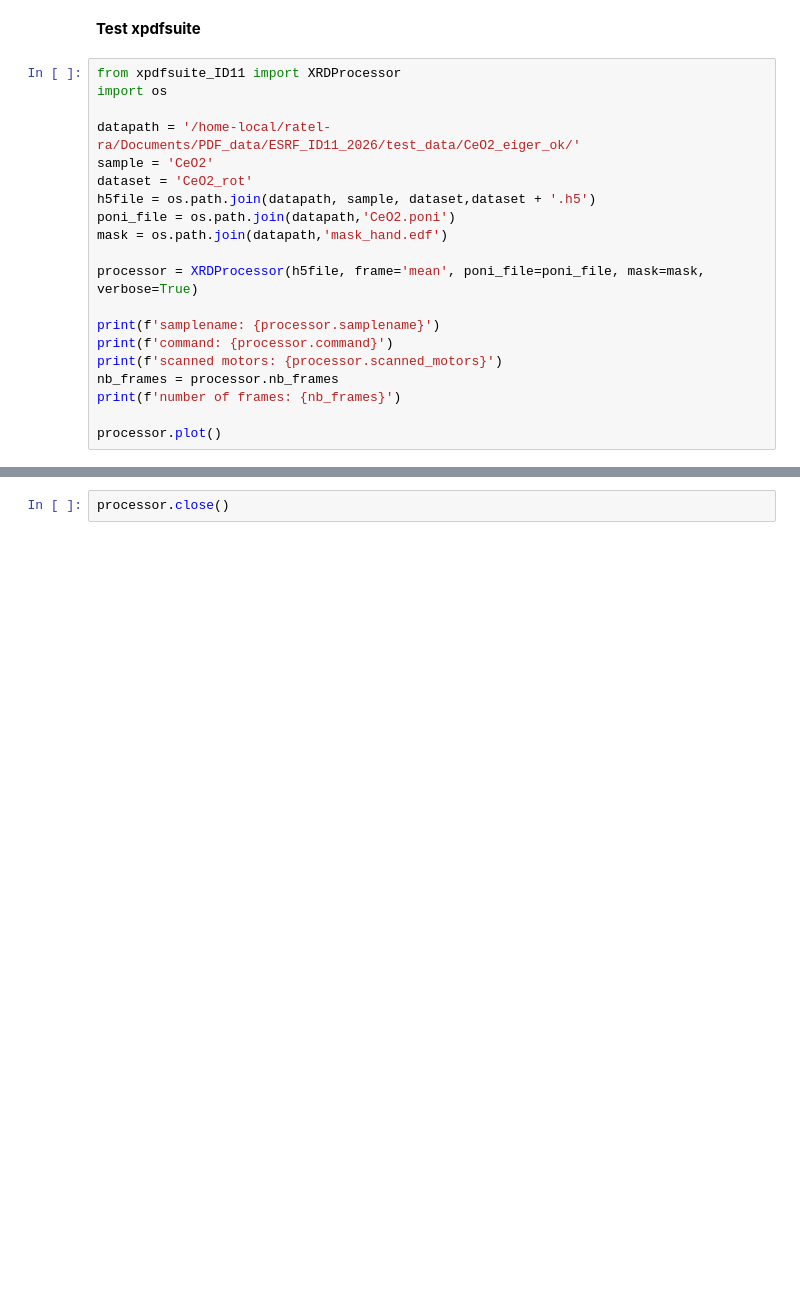
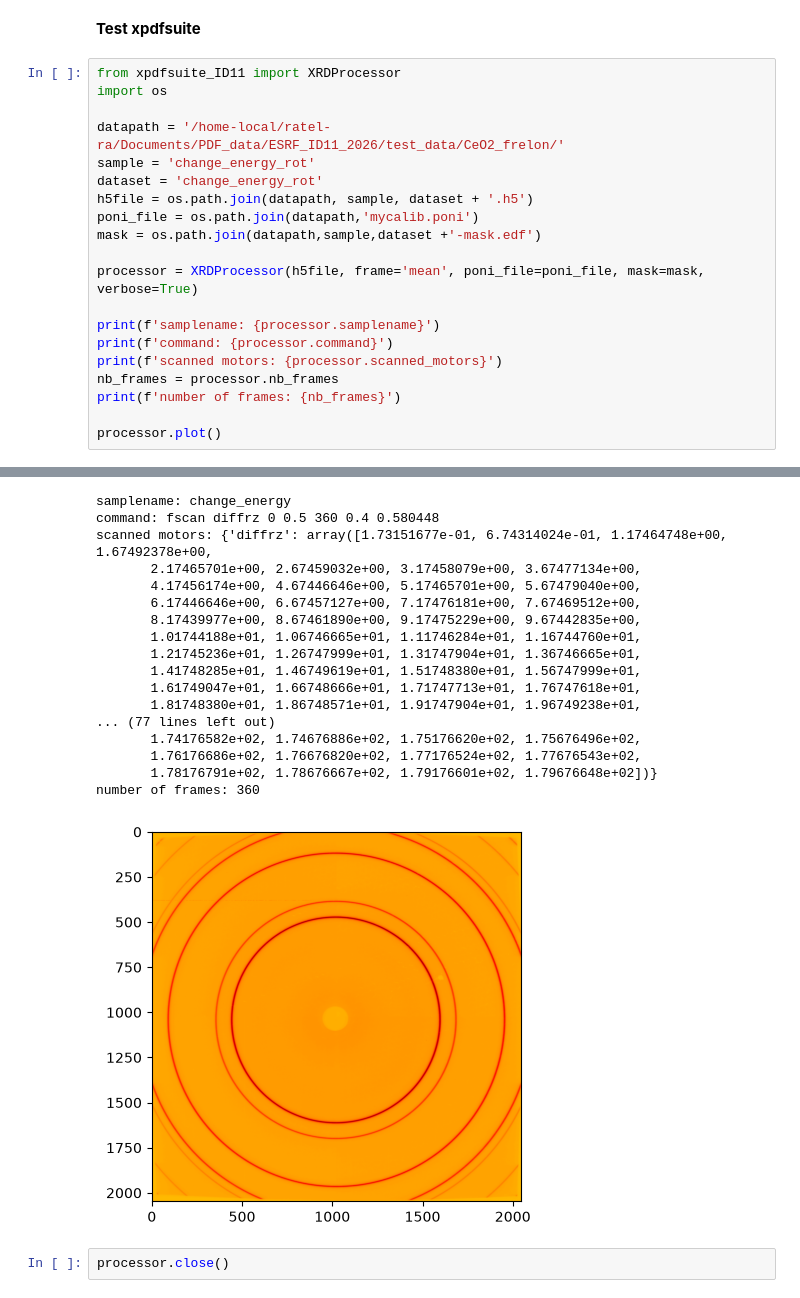
Before and after one commit to nicoratel/xpdfsuite_ID11, a Jupyter notebook: notebooks/lecture_h5_frelon.ipynb, the cells around one changed output, grey strips where cells are left out. Cells and saved outputs as stored; diff of their text form; blank space fills up the shorter version.

Commit message:
Update to include Frelon notebook

```diff
--- a/notebooks/lecture_h5_frelon.ipynb
+++ b/notebooks/lecture_h5_frelon.ipynb
@@ -109,12 +109,12 @@ frelon_data.close()  # Fermer le fichier HDF5 lorsque vous avez terminé
 from xpdfsuite_ID11 import XRDProcessor
 import os
 
-datapath = '/home-local/ratel-ra/Documents/PDF_data/ESRF_ID11_2026/test_data/CeO2_eiger_ok/'
-sample = 'CeO2'
-dataset = 'CeO2_rot'
-h5file = os.path.join(datapath, sample, dataset,dataset + '.h5')
-poni_file = os.path.join(datapath,'CeO2.poni')
-mask = os.path.join(datapath,'mask_hand.edf')
+datapath = '/home-local/ratel-ra/Documents/PDF_data/ESRF_ID11_2026/test_data/CeO2_frelon/'
+sample = 'change_energy_rot'
+dataset = 'change_energy_rot'
+h5file = os.path.join(datapath, sample, dataset + '.h5')
+poni_file = os.path.join(datapath,'mycalib.poni')
+mask = os.path.join(datapath,sample,dataset +'-mask.edf')
 
 processor = XRDProcessor(h5file, frame='mean', poni_file=poni_file, mask=mask, verbose=True)
 
@@ -125,3 +125,4 @@ nb_frames = processor.nb_frames
 print(f'number of frames: {nb_frames}')
 
 processor.plot()
+# %% [output]
@@ -128,3 +131,21 @@ processor.plot()
+samplename: change_energy
+command: fscan diffrz 0 0.5 360 0.4 0.580448
+scanned motors: {'diffrz': array([1.73151677e-01, 6.74314024e-01, 1.17464748e+00, 1.67492378e+00,
+       2.17465701e+00, 2.67459032e+00, 3.17458079e+00, 3.67477134e+00,
+       4.17456174e+00, 4.67446646e+00, 5.17465701e+00, 5.67479040e+00,
+       6.17446646e+00, 6.67457127e+00, 7.17476181e+00, 7.67469512e+00,
+       8.17439977e+00, 8.67461890e+00, 9.17475229e+00, 9.67442835e+00,
+       1.01744188e+01, 1.06746665e+01, 1.11746284e+01, 1.16744760e+01,
+       1.21745236e+01, 1.26747999e+01, 1.31747904e+01, 1.36746665e+01,
+       1.41748285e+01, 1.46749619e+01, 1.51748380e+01, 1.56747999e+01,
+       1.61749047e+01, 1.66748666e+01, 1.71747713e+01, 1.76747618e+01,
+       1.81748380e+01, 1.86748571e+01, 1.91747904e+01, 1.96749238e+01,
+... (77 lines left out)
+       1.74176582e+02, 1.74676886e+02, 1.75176620e+02, 1.75676496e+02,
+       1.76176686e+02, 1.76676820e+02, 1.77176524e+02, 1.77676543e+02,
+       1.78176791e+02, 1.78676667e+02, 1.79176601e+02, 1.79676648e+02])}
+number of frames: 360
+[figure, added]
 # %%
 processor.close()
 # %% [markdown]
```
Also changed, not shown: parts of 6 cells of this notebook, 2 other files.
